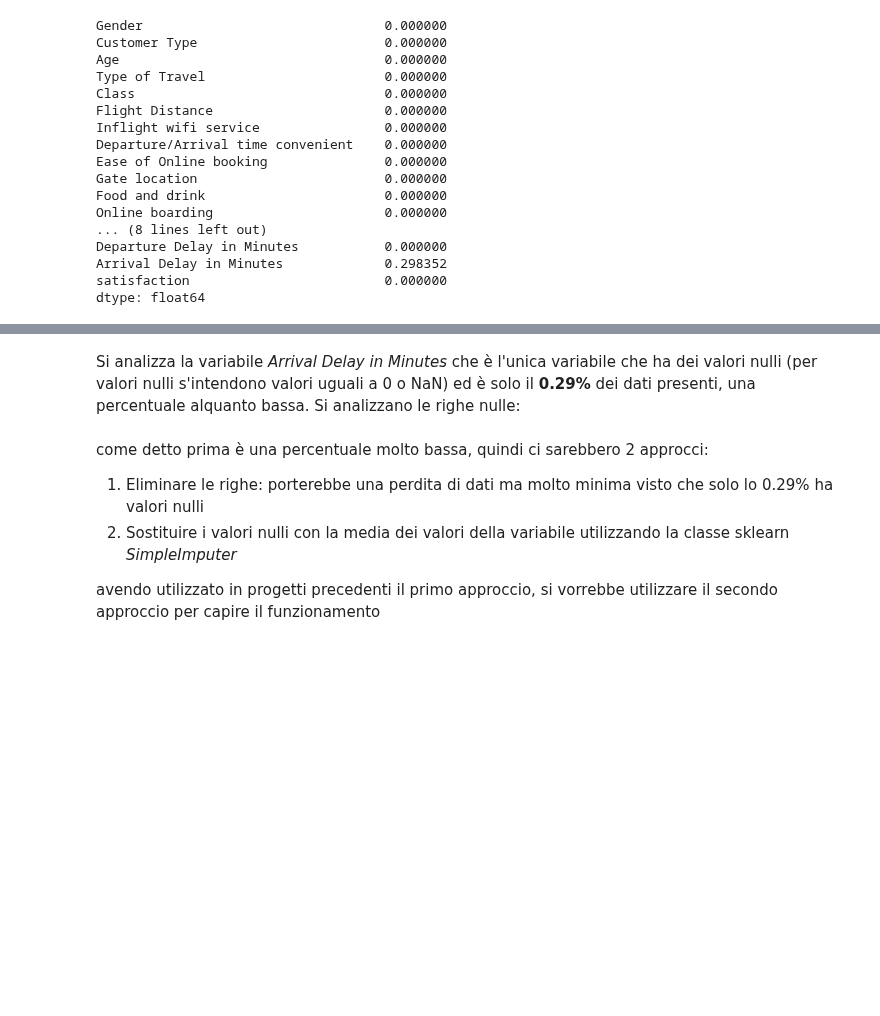
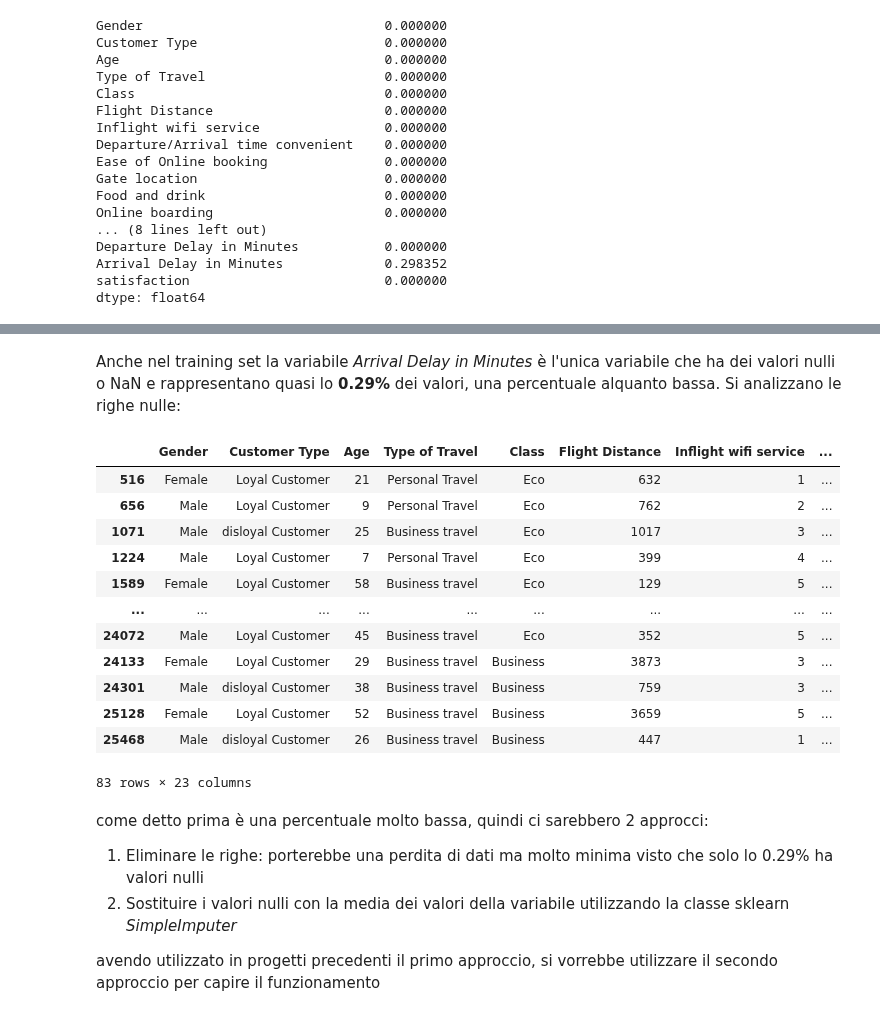
Before and after one commit to mingos25/Data-Science-Project, a Jupyter notebook: ds-project.ipynb, the cells around one changed output, grey strips where cells are left out. Drawn from its saved outputs; the diff is of its cells as text; code cells hidden in the pictures; blank space fills up the shorter version.

```diff
--- a/ds-project.ipynb
+++ b/ds-project.ipynb
@@ -160,9 +234,23 @@ dtype: float64
 # %% [markdown]
-Si analizza la variabile *Arrival Delay in Minutes* che è l'unica variabile che ha dei valori nulli (per valori nulli s'intendono valori uguali a 0 o NaN) ed è solo il **0.29%** dei dati presenti, una percentuale alquanto bassa. Si analizzano le righe nulle:
+Anche nel training set la variabile *Arrival Delay in Minutes* è l'unica variabile che ha dei valori nulli o NaN e rappresentano quasi lo **0.29%** dei valori, una percentuale alquanto bassa. Si analizzano le righe nulle:
 # %%
-null_value = df_train_feat_clean.isna()
-df_train_missing_val = df_train_feat_clean[null_value.any(axis=1)]
-df_train_missing_val
+null_value = df_test_feat_clean.isna()
+df_test_missing_val = df_test_feat_clean[null_value.any(axis=1)]
+df_test_missing_val
+# %% [output]
+|  | Gender | Customer Type | Age | Type of Travel | Class | Flight Distance | Inflight wifi service | ... |
+| 516 | Female | Loyal Customer | 21 | Personal Travel | Eco | 632 | 1 | ... |
+| 656 | Male | Loyal Customer | 9 | Personal Travel | Eco | 762 | 2 | ... |
+| 1071 | Male | disloyal Customer | 25 | Business travel | Eco | 1017 | 3 | ... |
+| 1224 | Male | Loyal Customer | 7 | Personal Travel | Eco | 399 | 4 | ... |
+| 1589 | Female | Loyal Customer | 58 | Business travel | Eco | 129 | 5 | ... |
+| ... | ... | ... | ... | ... | ... | ... | ... | ... |
+| 24072 | Male | Loyal Customer | 45 | Business travel | Eco | 352 | 5 | ... |
+| 24133 | Female | Loyal Customer | 29 | Business travel | Business | 3873 | 3 | ... |
+| 24301 | Male | disloyal Customer | 38 | Business travel | Business | 759 | 3 | ... |
+| 25128 | Female | Loyal Customer | 52 | Business travel | Business | 3659 | 5 | ... |
+| 25468 | Male | disloyal Customer | 26 | Business travel | Business | 447 | 1 | ... |
+83 rows × 23 columns
 # %% [markdown]
 come detto prima è una percentuale molto bassa, quindi ci sarebbero 2 approcci:
 
```
Also changed, not shown: parts of 34 cells of this notebook.
